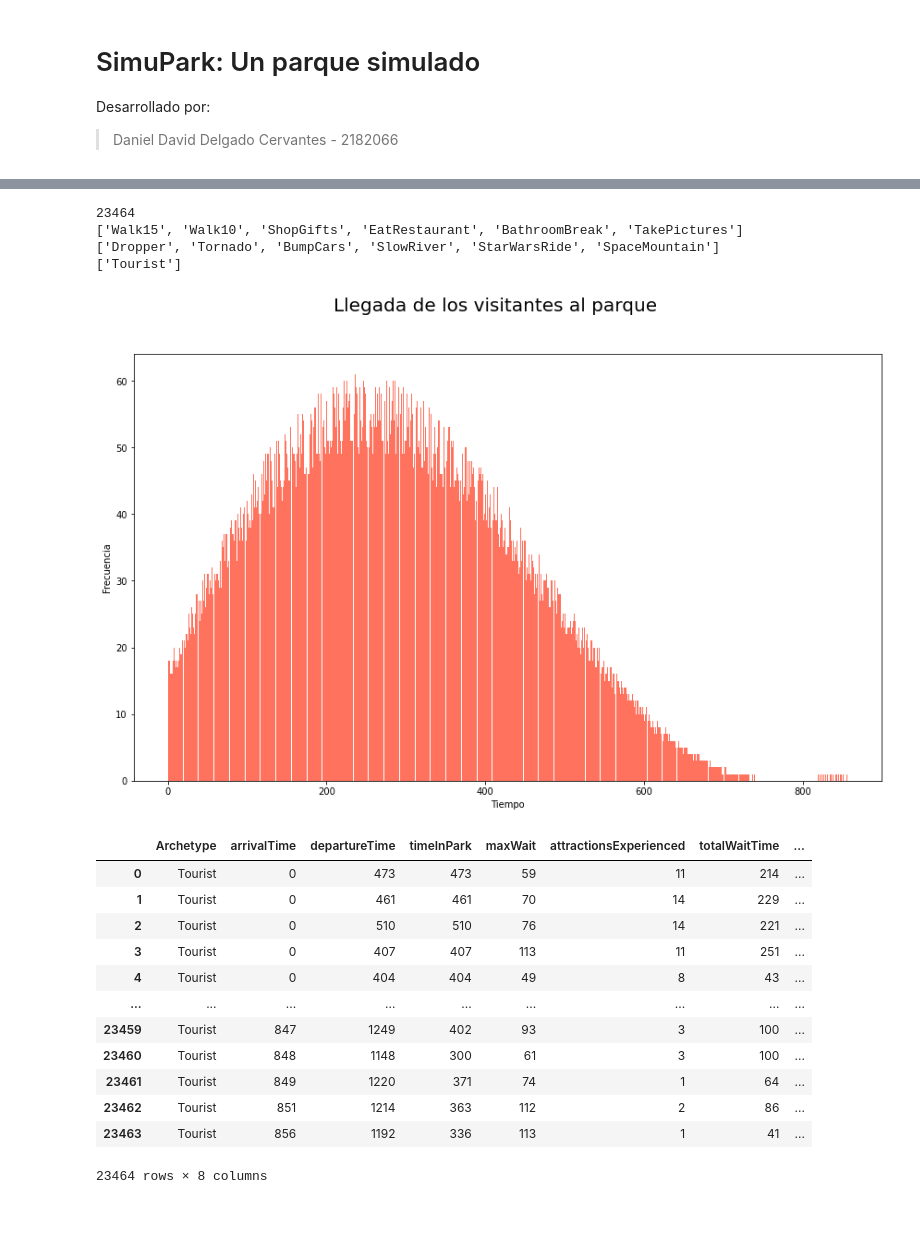
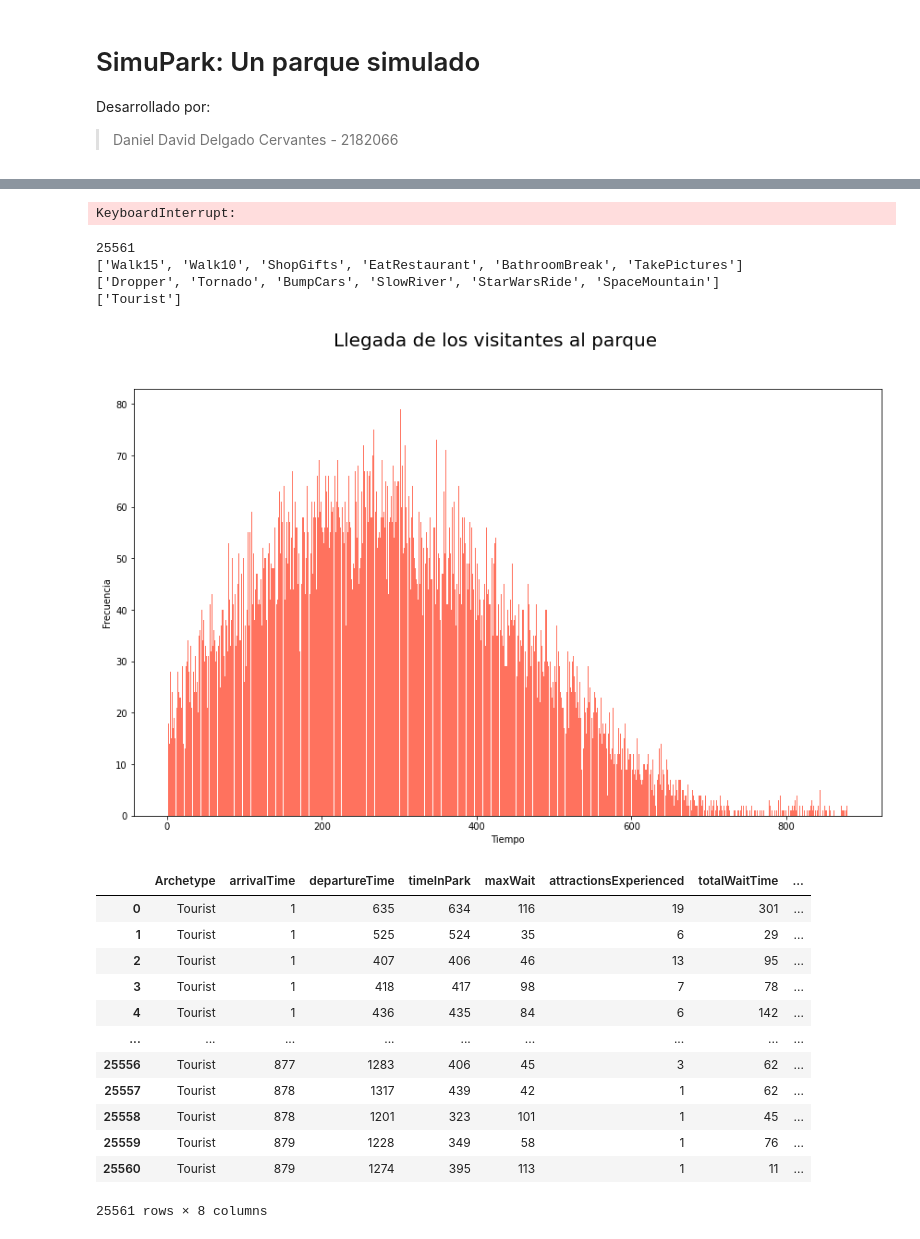
Before and after one commit to MrDahaniel/SimuPark, a Jupyter notebook: Parque.ipynb, the cells around one changed output, grey strips where cells are left out. Drawn from its saved outputs; the diff is of its cells as text; code cells hidden in the pictures.

Commit message:
Updated entry function, changed formatting

```diff
--- a/Parque.ipynb
+++ b/Parque.ipynb
@@ -14,11 +14,11 @@ fig.set_size_inches(14.5, 8.5)
 
 x = np.linspace(0, 16, 16*60)
 k = 5
-fn = lambda x, k:  (0.374974200206538 + 1.18610051004199 * ((x+1) ** 1 ) + 0.328707107843164 * ((x+1) ** 2 ) + -0.104475271890136 * ((x+1) ** 3 ) + 0.00811912062395833 * ((x+1) ** 4 ) + -0.00019811264586807 * ((x+1) ** 5 )) / 10
+fn = lambda x, k:  50000 * (0.374974200206538 + 1.18610051004199 * ((x) ** 1 ) + 0.328707107843164 * ((x) ** 2 ) + -0.104475271890136 * ((x) ** 3 ) + 0.00811912062395833 * ((x) ** 4 ) + -0.00019811264586807 * ((x) ** 5 )) / 10
 print(sum(fn(x, k)))
 
 plot(x, fn(x,k), color='#ff725e')
-fig.suptitle('Llegada de los visitantes al parque', fontsize = 20)
+fig.suptitle('Total visitantes en el parque', fontsize = 20)
 xlabel('Tiempo')
-ylabel('Densidad')
+ylabel('Frecuencia')
 # %% [output]
@@ -34,29 +34,31 @@ park = Park(
     fn=fn
 )
 
-park.startDayBase(20000)
+park.startDayBaseAlt(maxEntryRate=50000/16)
+# %% [output]
+KeyboardInterrupt:
 # %%
 print(len(park.guests))
 
 y = [guest.arrivalTime for guest in park.guests]
 
 fig = figure()
 fig.set_size_inches(14.5, 8.5)
-hist(y, color="#ff725e", bins=900);
+hist(y, color="#ff725e", bins=960);
 fig.suptitle('Llegada de los visitantes al parque', fontsize = 20)
 xlabel('Tiempo')
 ylabel('Frecuencia')
 
 
 print([i.name for i in park.activities])
 print([i.name for i in park.attractions])
 print([i.name for i in park.guestArchetypes])
 # %% [output]
-23464
+25561
 ['Walk15', 'Walk10', 'ShopGifts', 'EatRestaurant', 'BathroomBreak', 'TakePictures']
 ['Dropper', 'Tornado', 'BumpCars', 'SlowRiver', 'StarWarsRide', 'SpaceMountain']
 ['Tourist']
-[figure, old version]
+[figure, new version]
 # %%
 guestData = []
 columnName = [
@@ -90,18 +92,18 @@ guestDF = pd.DataFrame(guestData, columns=columnName)
 guestDF
 # %% [output]
 |  | Archetype | arrivalTime | departureTime | timeInPark | maxWait | attractionsExperienced | totalWaitTime | ... |
-| 0 | Tourist | 0 | 473 | 473 | 59 | 11 | 214 | ... |
-| 1 | Tourist | 0 | 461 | 461 | 70 | 14 | 229 | ... |
-| 2 | Tourist | 0 | 510 | 510 | 76 | 14 | 221 | ... |
-| 3 | Tourist | 0 | 407 | 407 | 113 | 11 | 251 | ... |
-| 4 | Tourist | 0 | 404 | 404 | 49 | 8 | 43 | ... |
+| 0 | Tourist | 1 | 635 | 634 | 116 | 19 | 301 | ... |
+| 1 | Tourist | 1 | 525 | 524 | 35 | 6 | 29 | ... |
+| 2 | Tourist | 1 | 407 | 406 | 46 | 13 | 95 | ... |
+| 3 | Tourist | 1 | 418 | 417 | 98 | 7 | 78 | ... |
+| 4 | Tourist | 1 | 436 | 435 | 84 | 6 | 142 | ... |
 | ... | ... | ... | ... | ... | ... | ... | ... | ... |
-| 23459 | Tourist | 847 | 1249 | 402 | 93 | 3 | 100 | ... |
-| 23460 | Tourist | 848 | 1148 | 300 | 61 | 3 | 100 | ... |
-| 23461 | Tourist | 849 | 1220 | 371 | 74 | 1 | 64 | ... |
-| 23462 | Tourist | 851 | 1214 | 363 | 112 | 2 | 86 | ... |
-| 23463 | Tourist | 856 | 1192 | 336 | 113 | 1 | 41 | ... |
+| 25556 | Tourist | 877 | 1283 | 406 | 45 | 3 | 62 | ... |
+| 25557 | Tourist | 878 | 1317 | 439 | 42 | 1 | 62 | ... |
+| 25558 | Tourist | 878 | 1201 | 323 | 101 | 1 | 45 | ... |
+| 25559 | Tourist | 879 | 1228 | 349 | 58 | 1 | 76 | ... |
+| 25560 | Tourist | 879 | 1274 | 395 | 113 | 1 | 11 | ... |
-23464 rows × 8 columns
+25561 rows × 8 columns
 # %%
 attrExp = [guest.attractionsExperienced for guest in park.guests]
 attrExp
```
Also changed, not shown: parts of 4 cells of this notebook, 1 other file.
